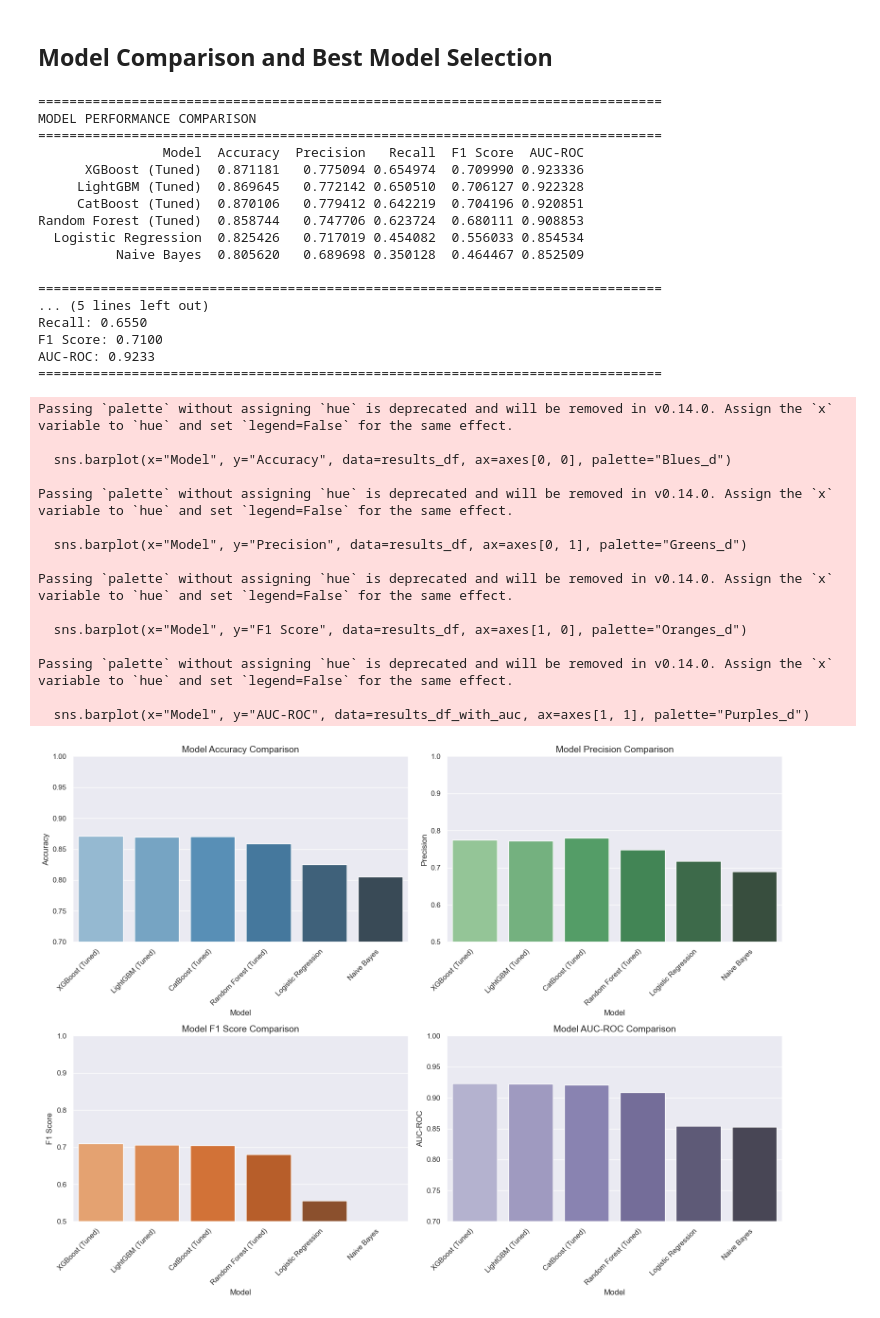
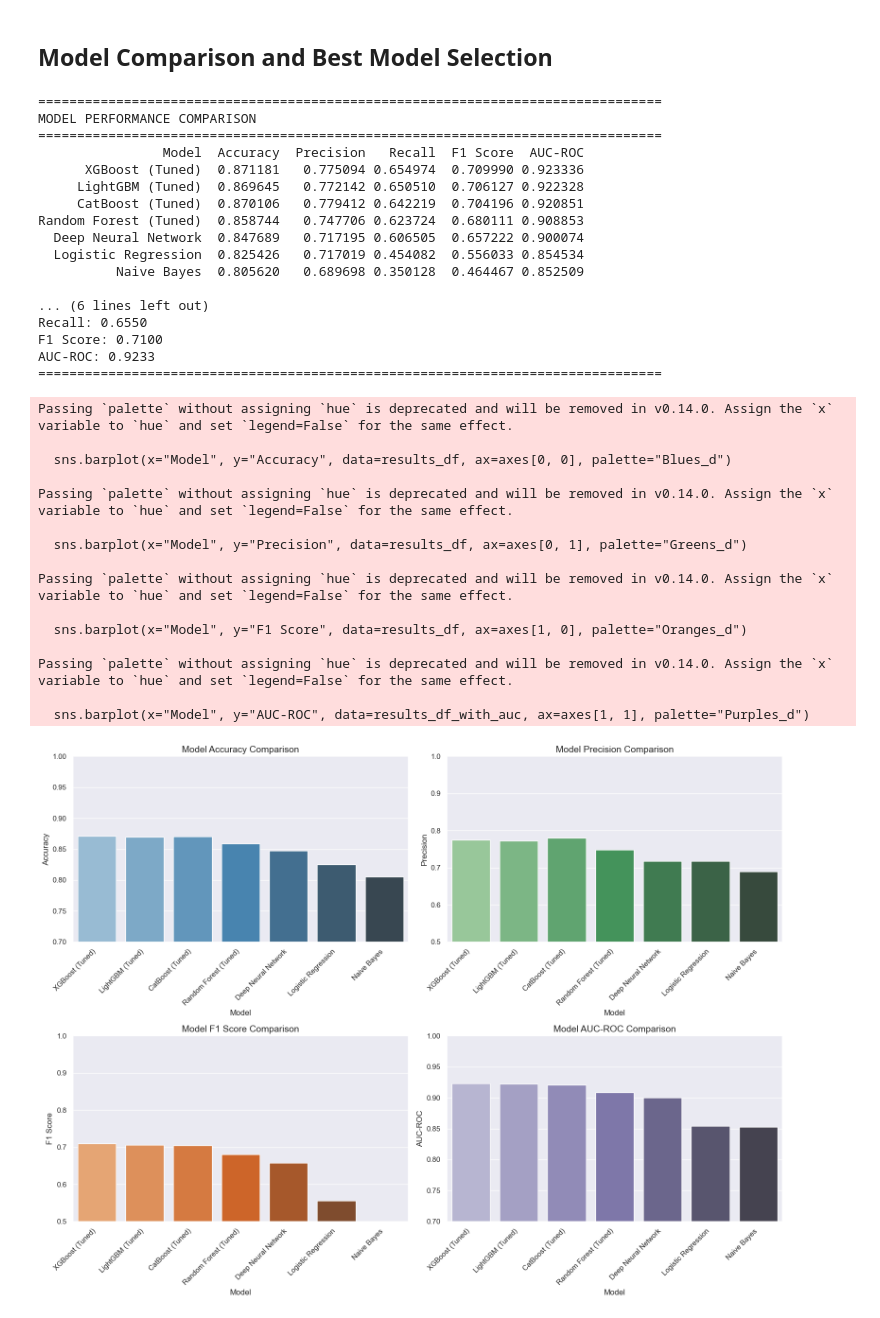
Before and after one commit to sutneV/6006CEM, a Jupyter notebook: Classification/classification.ipynb, the cells around one changed output. Cells and saved outputs as stored; diff of their text form; code cells hidden in the pictures.

Commit message:
feat: added deep learning for classification

```diff
--- a/Classification/classification.ipynb
+++ b/Classification/classification.ipynb
@@ -886,6 +939,14 @@ if cbt_final_results is not None:
         )
     )
 
+# Add deep learning model results
+if dnn_results is not None:
+    model_results.append(
+        evaluate_model_summary(
+            dnn_results[2], dnn_results[3], dnn_results[5], "Deep Neural Network"
+        )
+    )
+
 results_df = pd.DataFrame(model_results).sort_values("F1 Score", ascending=False)
 print("\n" + "="*80)
 print("MODEL PERFORMANCE COMPARISON")
@@ -941,34 +1002,34 @@ plt.show()
 ================================================================================
 MODEL PERFORMANCE COMPARISON
 ================================================================================
                 Model  Accuracy  Precision   Recall  F1 Score  AUC-ROC
       XGBoost (Tuned)  0.871181   0.775094 0.654974  0.709990 0.923336
      LightGBM (Tuned)  0.869645   0.772142 0.650510  0.706127 0.922328
      CatBoost (Tuned)  0.870106   0.779412 0.642219  0.704196 0.920851
 Random Forest (Tuned)  0.858744   0.747706 0.623724  0.680111 0.908853
+  Deep Neural Network  0.847689   0.717195 0.606505  0.657222 0.900074
   Logistic Regression  0.825426   0.717019 0.454082  0.556033 0.854534
           Naive Bayes  0.805620   0.689698 0.350128  0.464467 0.852509
 
-================================================================================
-... (5 lines left out)
+... (6 lines left out)
 Recall: 0.6550
 F1 Score: 0.7100
 AUC-ROC: 0.9233
 ================================================================================
 Passing `palette` without assigning `hue` is deprecated and will be removed in v0.14.0. Assign the `x` variable to `hue` and set `legend=False` for the same effect.
 
   sns.barplot(x="Model", y="Accuracy", data=results_df, ax=axes[0, 0], palette="Blues_d")
 
 Passing `palette` without assigning `hue` is deprecated and will be removed in v0.14.0. Assign the `x` variable to `hue` and set `legend=False` for the same effect.
 
   sns.barplot(x="Model", y="Precision", data=results_df, ax=axes[0, 1], palette="Greens_d")
 
 Passing `palette` without assigning `hue` is deprecated and will be removed in v0.14.0. Assign the `x` variable to `hue` and set `legend=False` for the same effect.
 
   sns.barplot(x="Model", y="F1 Score", data=results_df, ax=axes[1, 0], palette="Oranges_d")
 
 Passing `palette` without assigning `hue` is deprecated and will be removed in v0.14.0. Assign the `x` variable to `hue` and set `legend=False` for the same effect.
 
   sns.barplot(x="Model", y="AUC-ROC", data=results_df_with_auc, ax=axes[1, 1], palette="Purples_d")
-[figure, old version]
+[figure, new version]
 # %% [markdown]
```
Also changed, not shown: parts of 8 cells of this notebook, 3 other files.
